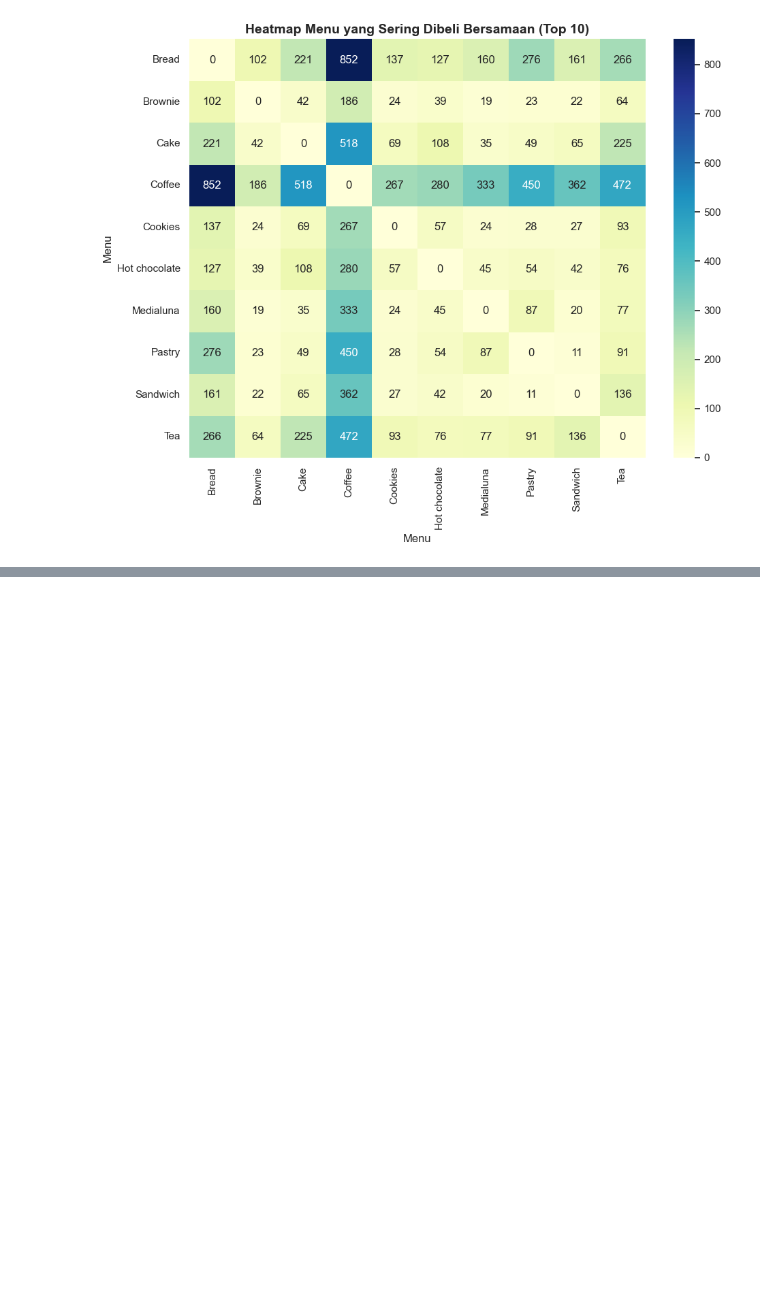
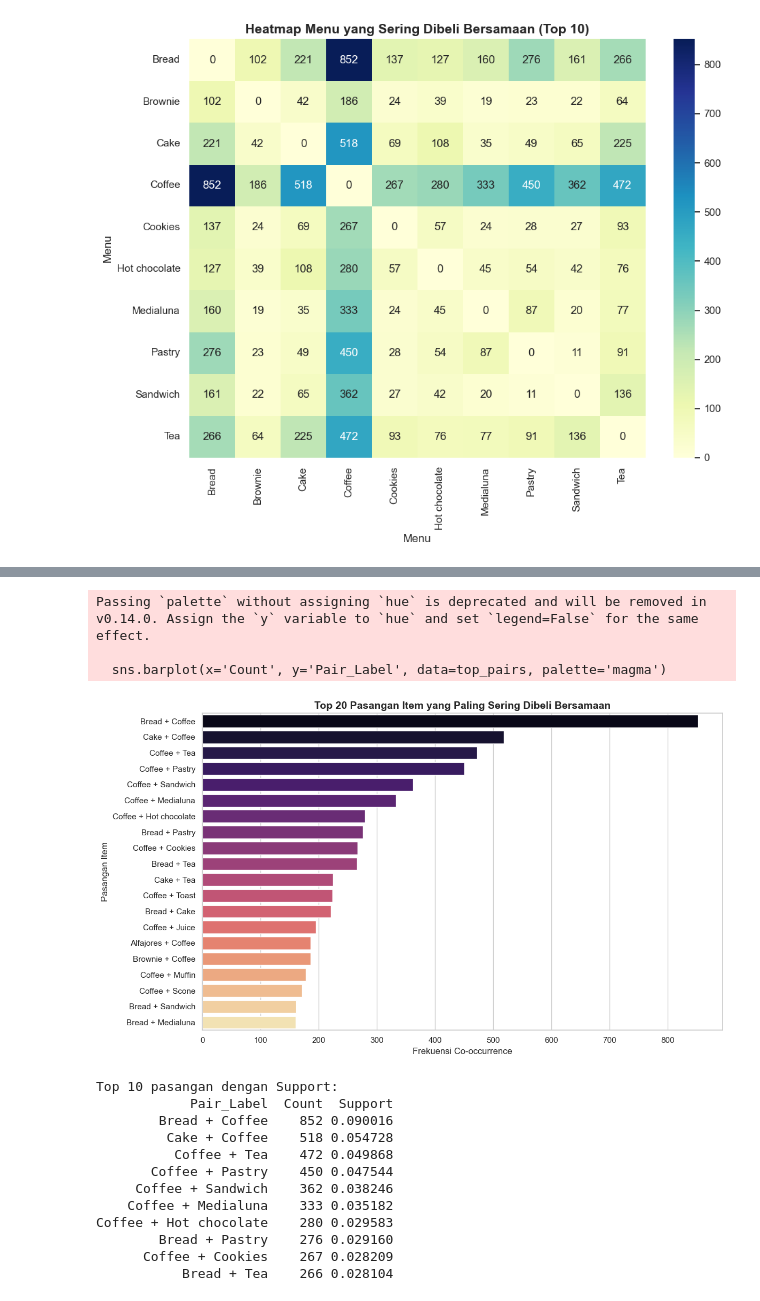
Before and after one commit to alvingnwns/Machine-Learning-AOL-Project, a Jupyter notebook: backend/notebooks/01_EDA.ipynb, the cells around one changed output, grey strips where cells are left out. Cells and saved outputs as stored; diff of their text form; code cells hidden in the pictures; blank space fills up the shorter version.

```diff
--- a/backend/notebooks/01_EDA.ipynb
+++ b/backend/notebooks/01_EDA.ipynb
@@ -117,0 +196,47 @@ plt.show()
+# %%
+# 6. Top Item Pairs
+from itertools import combinations
+from collections import Counter
+
+# Kelompokkan item per transaksi
+transactions_grouped = df.groupby('Transaction')['Item'].apply(lambda x: list(set(x)))
+
+# Hitung semua pasangan item
+pair_counts = Counter()
+for items in transactions_grouped:
+    if len(items) >= 2:
+        for pair in combinations(sorted(items), 2):
+            pair_counts[pair] += 1
+
+# Ambil top 20 pasangan
+top_pairs = pd.DataFrame(pair_counts.most_common(20), columns=['Pair', 'Count'])
+top_pairs['Support'] = top_pairs['Count'] / df['Transaction'].nunique()
+top_pairs['Pair_Label'] = top_pairs['Pair'].apply(lambda x: f"{x[0]} + {x[1]}")
+
+plt.figure(figsize=(12, 7))
+sns.barplot(x='Count', y='Pair_Label', data=top_pairs, palette='magma')
+plt.title('Top 20 Pasangan Item yang Paling Sering Dibeli Bersamaan', fontsize=14, fontweight='bold')
+plt.xlabel('Frekuensi Co-occurrence')
+plt.ylabel('Pasangan Item')
+plt.tight_layout()
+plt.show()
+
+print("\nTop 10 pasangan dengan Support:")
+print(top_pairs[['Pair_Label', 'Count', 'Support']].head(10).to_string(index=False))
+# %% [output]
+Passing `palette` without assigning `hue` is deprecated and will be removed in v0.14.0. Assign the `y` variable to `hue` and set `legend=False` for the same effect.
+
+  sns.barplot(x='Count', y='Pair_Label', data=top_pairs, palette='magma')
+[figure, added]
+Top 10 pasangan dengan Support:
+            Pair_Label  Count  Support
+        Bread + Coffee    852 0.090016
+         Cake + Coffee    518 0.054728
+          Coffee + Tea    472 0.049868
+       Coffee + Pastry    450 0.047544
+     Coffee + Sandwich    362 0.038246
+    Coffee + Medialuna    333 0.035182
+Coffee + Hot chocolate    280 0.029583
+        Bread + Pastry    276 0.029160
+      Coffee + Cookies    267 0.028209
+           Bread + Tea    266 0.028104
```
Also changed, not shown: parts of 7 cells of this notebook, 1 other file.
